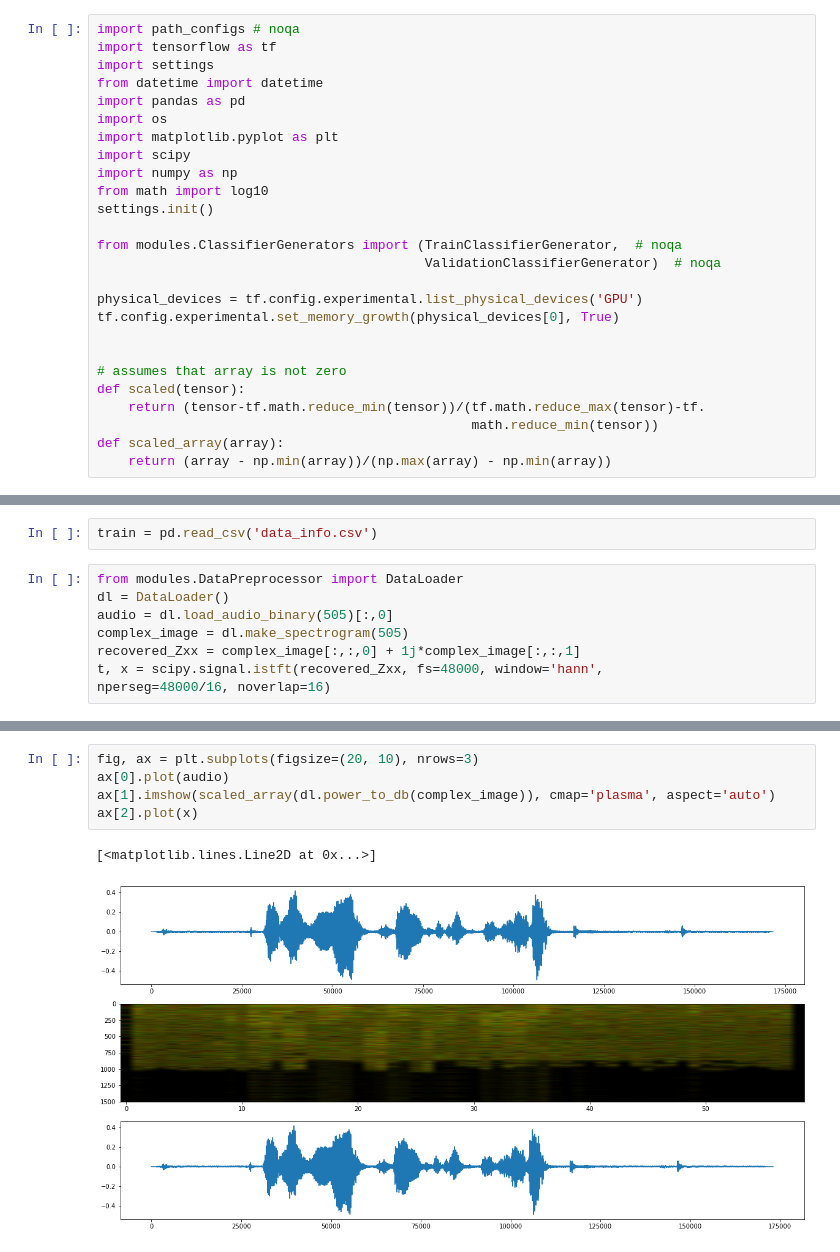
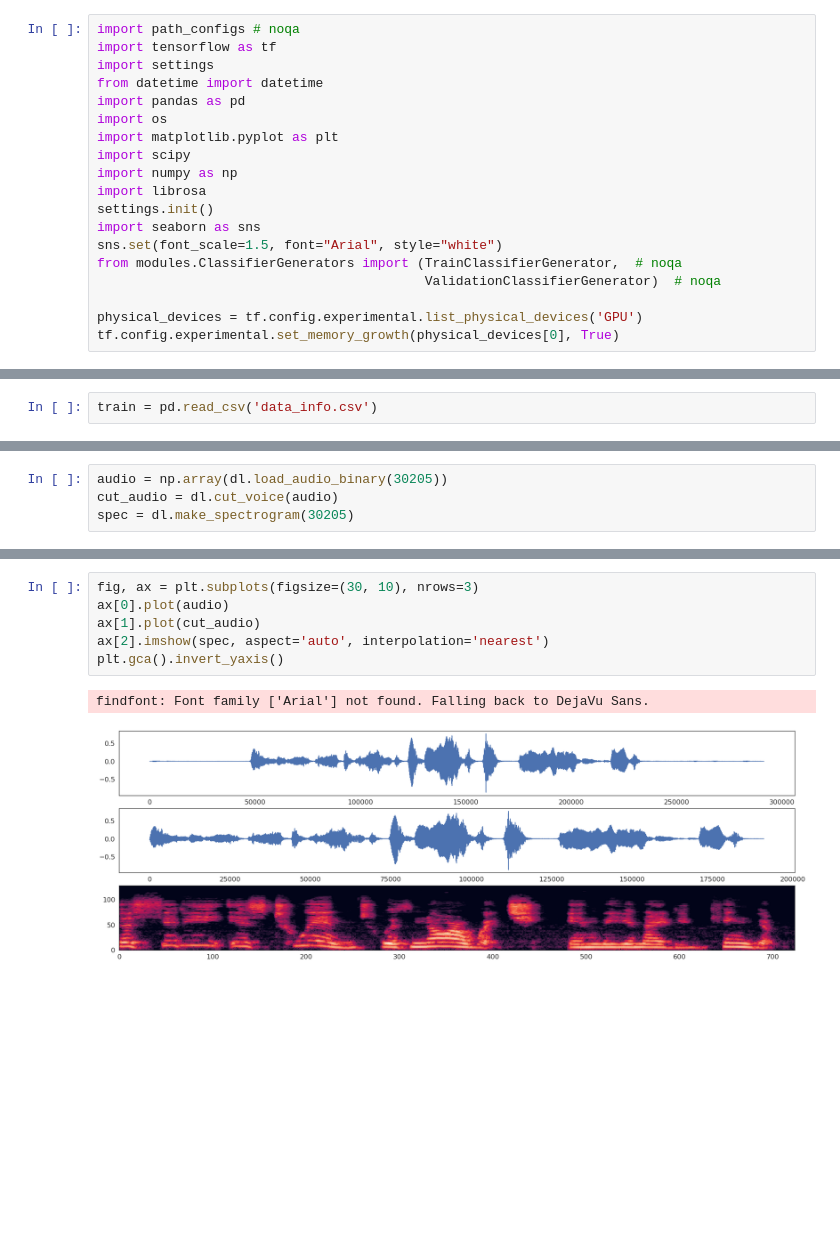
Before and after one commit to Stsh4lson/speech-to-age-gender, a Jupyter notebook: saving_to_spectrograms.ipynb, the cells around one changed output, grey strips where cells are left out. Drawn from its saved outputs; the diff is of its cells as text; blank space fills up the shorter version.

```diff
--- a/saving_to_spectrograms.ipynb
+++ b/saving_to_spectrograms.ipynb
@@ -8,22 +8,15 @@ import os
 import matplotlib.pyplot as plt
 import scipy
 import numpy as np
-from math import log10
+import librosa
 settings.init()
-
+import seaborn as sns
+sns.set(font_scale=1.5, font="Arial", style="white")
 from modules.ClassifierGenerators import (TrainClassifierGenerator,  # noqa
                                           ValidationClassifierGenerator)  # noqa
 
 physical_devices = tf.config.experimental.list_physical_devices('GPU')
 tf.config.experimental.set_memory_growth(physical_devices[0], True)
-
-
-# assumes that array is not zero
-def scaled(tensor):
-    return (tensor-tf.math.reduce_min(tensor))/(tf.math.reduce_max(tensor)-tf.
-                                                math.reduce_min(tensor))
-def scaled_array(array):
-    return (array - np.min(array))/(np.max(array) - np.min(array))
 # %% [output]
 TRAIN_DATA_LEN: 3720334
 VAL_DATA_LEN: 1593071
@@ -30,9 +50,2 @@ VAL_DATA_LEN: 1593071
 # %%
 train = pd.read_csv('data_info.csv')
-# %%
-from modules.DataPreprocessor import DataLoader
-dl = DataLoader()
-audio = dl.load_audio_binary(505)[:,0]
-complex_image = dl.make_spectrogram(505)
-recovered_Zxx = complex_image[:,:,0] + 1j*complex_image[:,:,1]
-t, x = scipy.signal.istft(recovered_Zxx, fs=48000, window='hann',                                      nperseg=48000/16, noverlap=16)
@@ -42,0 +52,4 @@ complex_image.shape
+# %%
+audio = np.array(dl.load_audio_binary(30205))
+cut_audio = dl.cut_voice(audio)
+spec = dl.make_spectrogram(30205)
@@ -43,8 +72,9 @@ complex_image.shape
 # %%
-fig, ax = plt.subplots(figsize=(20, 10), nrows=3)
+fig, ax = plt.subplots(figsize=(30, 10), nrows=3)
 ax[0].plot(audio)
-ax[1].imshow(scaled_array(dl.power_to_db(complex_image)), cmap='plasma', aspect='auto')
-ax[2].plot(x)
+ax[1].plot(cut_audio)
+ax[2].imshow(spec, aspect='auto', interpolation='nearest')
+plt.gca().invert_yaxis()
 # %% [output]
-[<matplotlib.lines.Line2D at 0x...>]
+findfont: Font family ['Arial'] not found. Falling back to DejaVu Sans.
-[figure, old version]
+[figure, new version]
```
Also changed, not shown: parts of 20 cells of this notebook, 7 other files.
